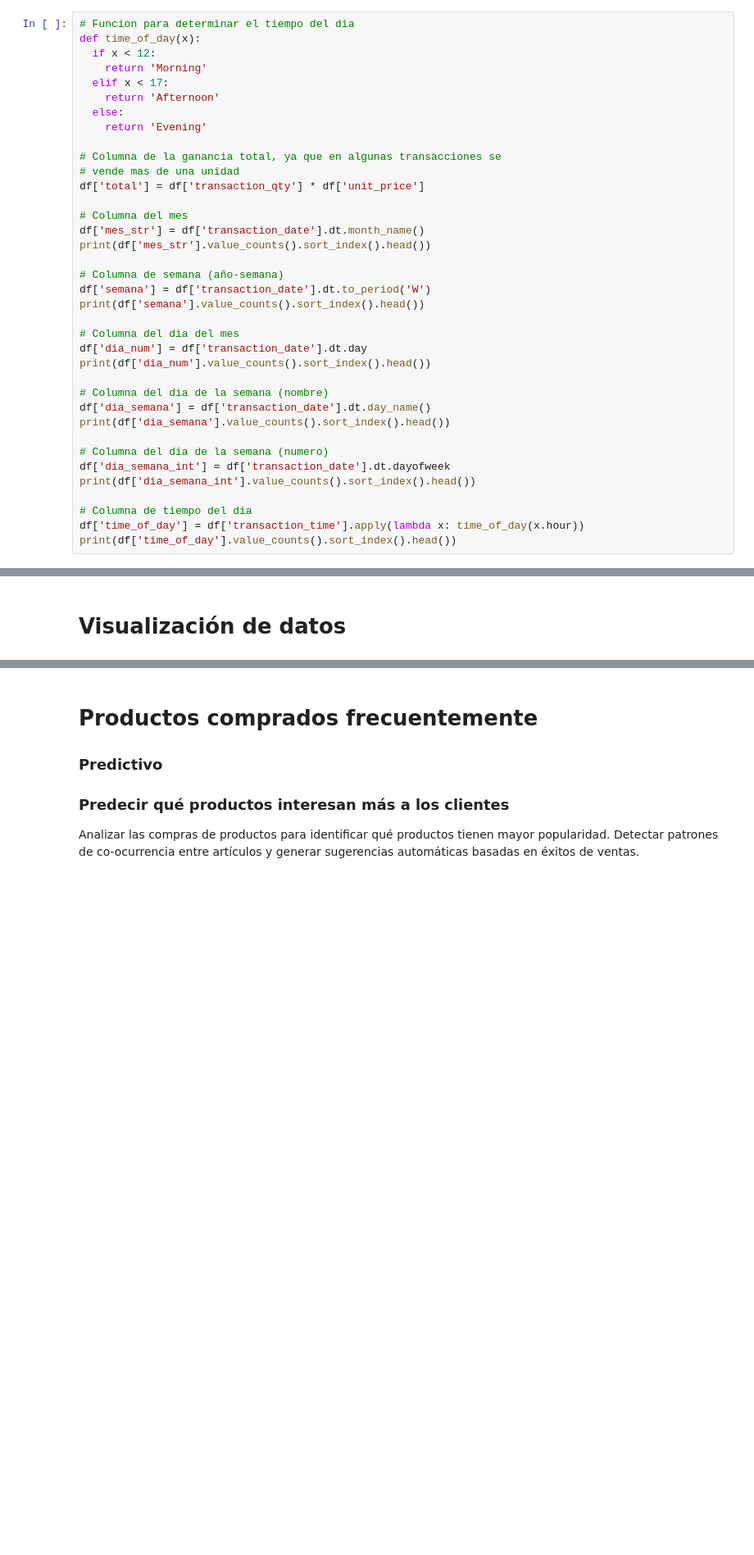
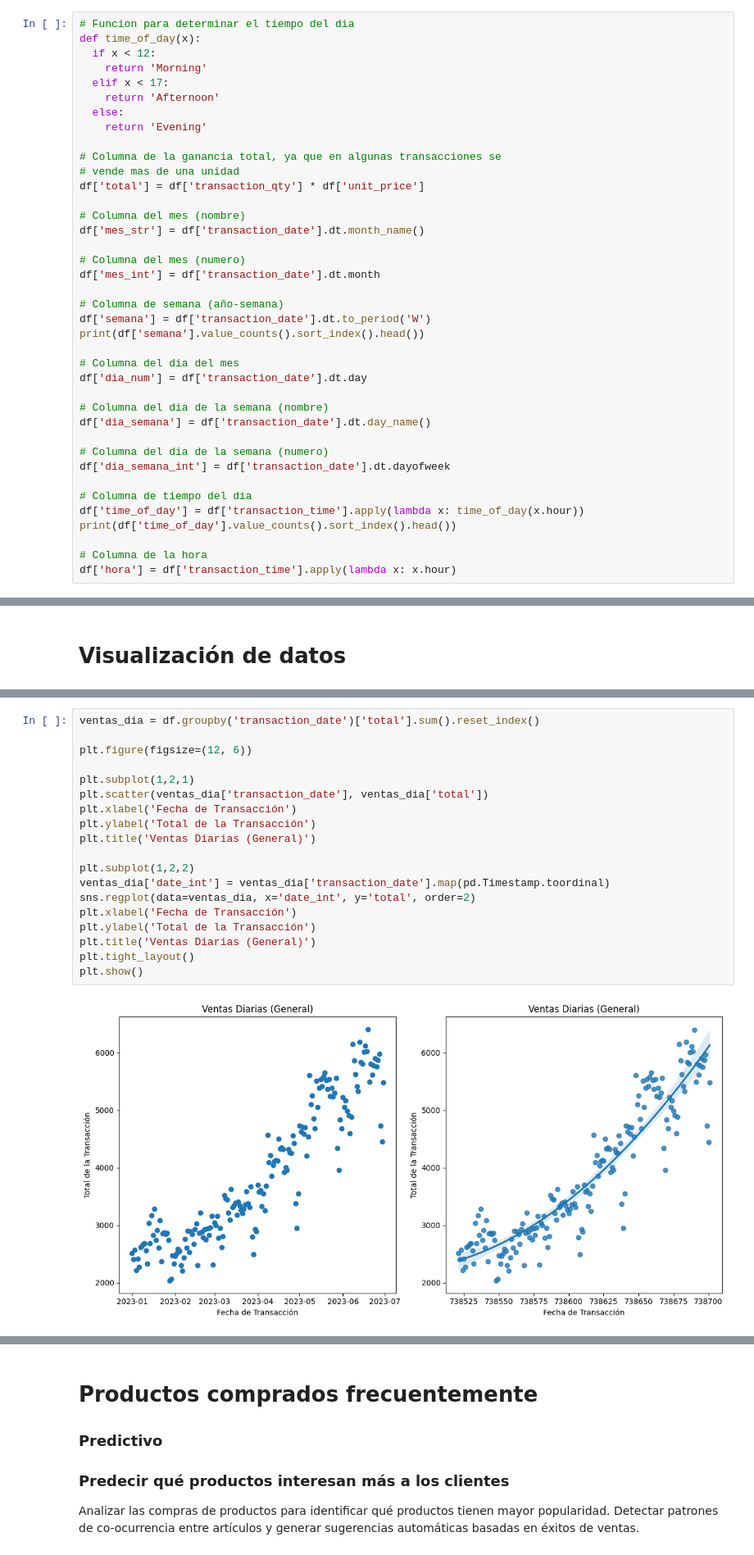
Before and after one commit to cinna-vk/Analisis-en-ventas-de-una-cafeteria, a Jupyter notebook: mineria_PIA.ipynb, the cells around one changed output, grey strips where cells are left out. Shown at 82% size. Saved outputs shown, nothing was run; the diff lists cells and outputs as text; blank space fills up the shorter version.

```diff
--- a/mineria_PIA.ipynb
+++ b/mineria_PIA.ipynb
@@ -151,9 +147,11 @@ def time_of_day(x):
 # vende mas de una unidad
 df['total'] = df['transaction_qty'] * df['unit_price']
 
-# Columna del mes
+# Columna del mes (nombre)
 df['mes_str'] = df['transaction_date'].dt.month_name()
-print(df['mes_str'].value_counts().sort_index().head())
+
+# Columna del mes (numero)
+df['mes_int'] = df['transaction_date'].dt.month
 
 # Columna de semana (año-semana)
 df['semana'] = df['transaction_date'].dt.to_period('W')
@@ -161,17 +159,17 @@ print(df['semana'].value_counts().sort_index().head())
 
 # Columna del dia del mes
 df['dia_num'] = df['transaction_date'].dt.day
-print(df['dia_num'].value_counts().sort_index().head())
 
 # Columna del dia de la semana (nombre)
 df['dia_semana'] = df['transaction_date'].dt.day_name()
-print(df['dia_semana'].value_counts().sort_index().head())
 
 # Columna del dia de la semana (numero)
 df['dia_semana_int'] = df['transaction_date'].dt.dayofweek
-print(df['dia_semana_int'].value_counts().sort_index().head())
 
 # Columna de tiempo del dia
 df['time_of_day'] = df['transaction_time'].apply(lambda x: time_of_day(x.hour))
 print(df['time_of_day'].value_counts().sort_index().head())
+
+# Columna de la hora
+df['hora'] = df['transaction_time'].apply(lambda x: x.hour)
 # %% [output]
@@ -288,0 +272,21 @@ print(ventas_semana.head())
+# %%
+ventas_dia = df.groupby('transaction_date')['total'].sum().reset_index()
+
+plt.figure(figsize=(12, 6))
+
+plt.subplot(1,2,1)
+plt.scatter(ventas_dia['transaction_date'], ventas_dia['total'])
+plt.xlabel('Fecha de Transacción')
+plt.ylabel('Total de la Transacción')
+plt.title('Ventas Diarias (General)')
+
+plt.subplot(1,2,2)
+ventas_dia['date_int'] = ventas_dia['transaction_date'].map(pd.Timestamp.toordinal)
+sns.regplot(data=ventas_dia, x='date_int', y='total', order=2)
+plt.xlabel('Fecha de Transacción')
+plt.ylabel('Total de la Transacción')
+plt.title('Ventas Diarias (General)')
+plt.tight_layout()
+plt.show()
+# %% [output]
+[figure, added]
```
Also changed, not shown: parts of 25 cells of this notebook.
